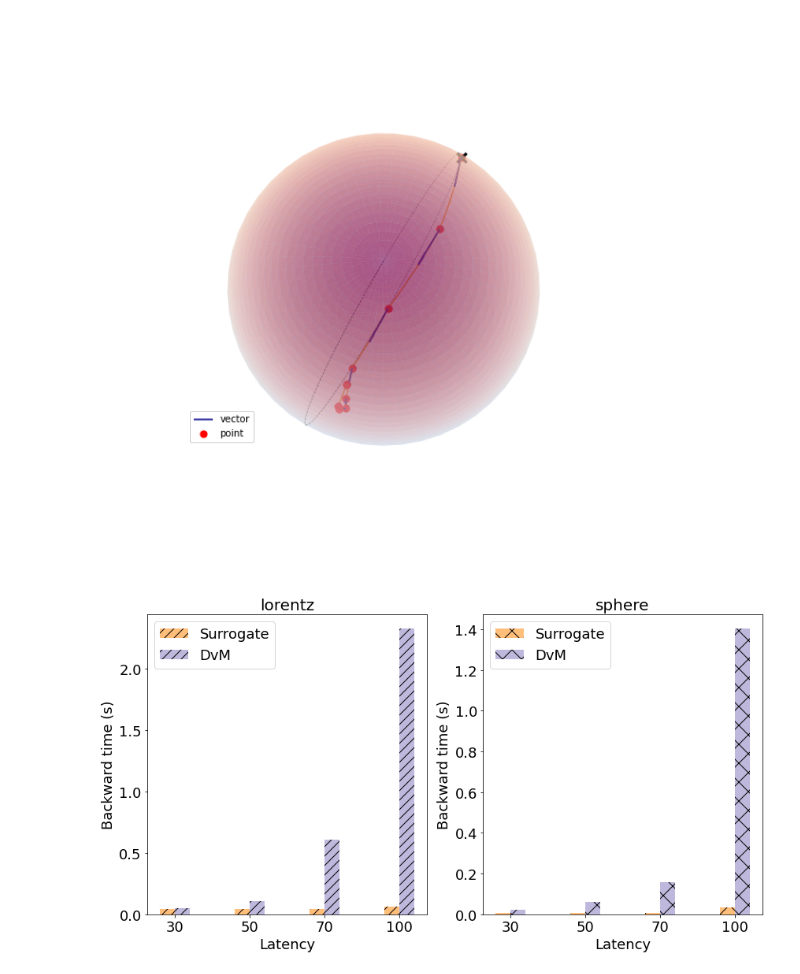
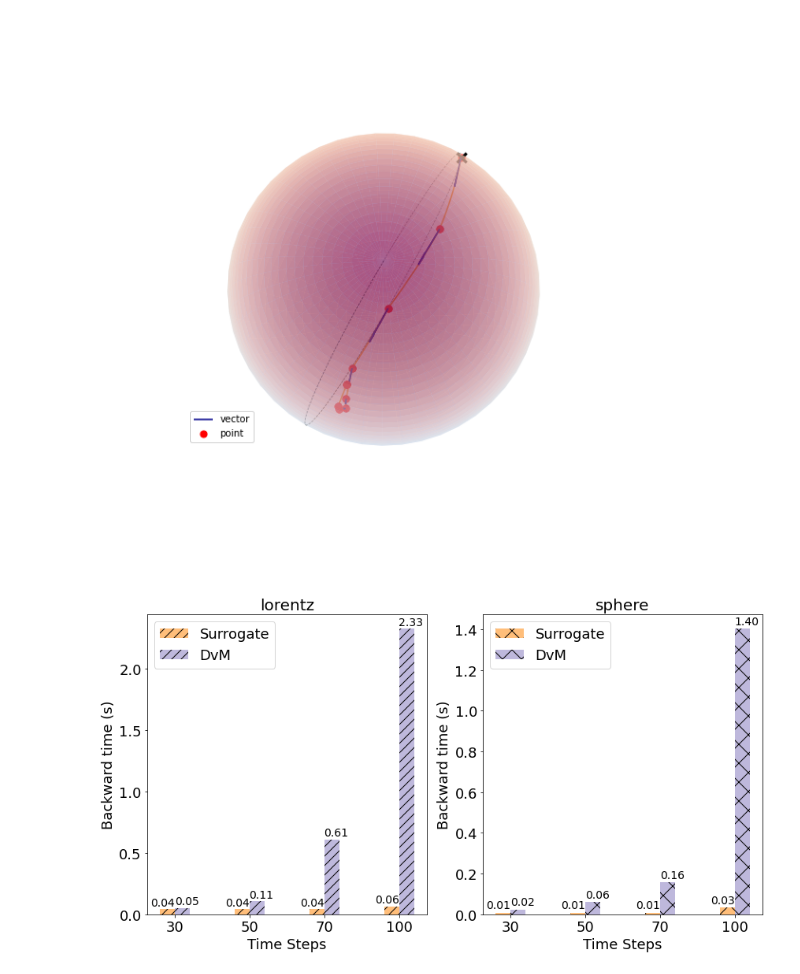
Before and after one commit to ZhenhHuang/MSG, a Jupyter notebook: visualization.ipynb, the cells around one changed output. Drawn from its saved outputs; the diff is of its cells as text; code cells hidden in the pictures.

```diff
--- a/visualization.ipynb
+++ b/visualization.ipynb
@@ -408,32 +408,45 @@ results_IF_mean = {m: np.array([np.mean(back_times_IF[m][k]) for k in latency])
 fig = plt.figure(figsize=(14, 7))
 # ax = fig.add_subplot(111)
 # n = len(latency)
 markers = {"lorentz": "//", "sphere": "x"}
 x = np.arange(len(latency))
 n = len(latency)
 total_width = 0.8
 width = total_width / n
 p = len(manifolds)
 axes = fig.subplots(nrows=1, ncols=2)
 plt.subplots_adjust(wspace=0.2, hspace=0.2)
 for i, m in enumerate(manifolds):
     ax = axes[i]
     # ax.plot(np.arange(n), results_IF_mean[m], c="lightskyblue", label=f"Surrogate_{m}", marker=markers[m], linewidth=0.5, markersize=3.)
     # ax.plot(np.arange(n), results_IF_my_mean[m], c="darkorange", label=f"DvM_{m}", marker=markers[m], linewidth=0.5, markersize=3.)
     ax.bar(x - width / 2, results_IF_my_mean[m], width=width, color="#FFBE7A", label=f"Surrogate", hatch=markers[m])
     ax.bar(x + width / 2, results_IF_mean[m], width=width, color="#BEB8DC", label=f"DvM", hatch=markers[m])
     x_ticks = ax.set_xticks(np.arange(n))
     x_labels = ax.set_xticklabels([str(k) for k in latency], fontsize=18)
-    ax.set_xlabel("Latency", fontsize=18)
+    ax.set_xlabel("Time Steps", fontsize=18)
     ax.tick_params(axis='x', labelsize=18)
     ax.tick_params(axis='y', labelsize=18)
     ax.set_title(f"{m}", fontsize=20)
     legend = ax.legend(prop={'size': 18})
     y_label = ax.set_ylabel("Backward time (s)", rotation=90, fontsize=18)
+    for a,b in zip(x-width/2, results_IF_my_mean[m]):
+        ax.text(a-0.06,b+0.01,
+             "%.2f" % b,
+             ha='center',
+             va='bottom'
+            , fontsize=14)
+    for a,b in zip(x+width/2, results_IF_mean[m]):
+
+        ax.text(a+0.06,b+0.01,
+             "%.2f" % b,
+             ha='center',
+             va='bottom'
+            , fontsize=14)
     # x, y = y_label.get_position()
     # y_label.set_position((x, y + 0.55))
 
 # legend = ax.legend()
 plt.savefig("./pics/times.pdf", dpi=300)
 # %% [output]
-[figure, old version]
+[figure, new version]
```
Also changed, not shown: 2 other files.
